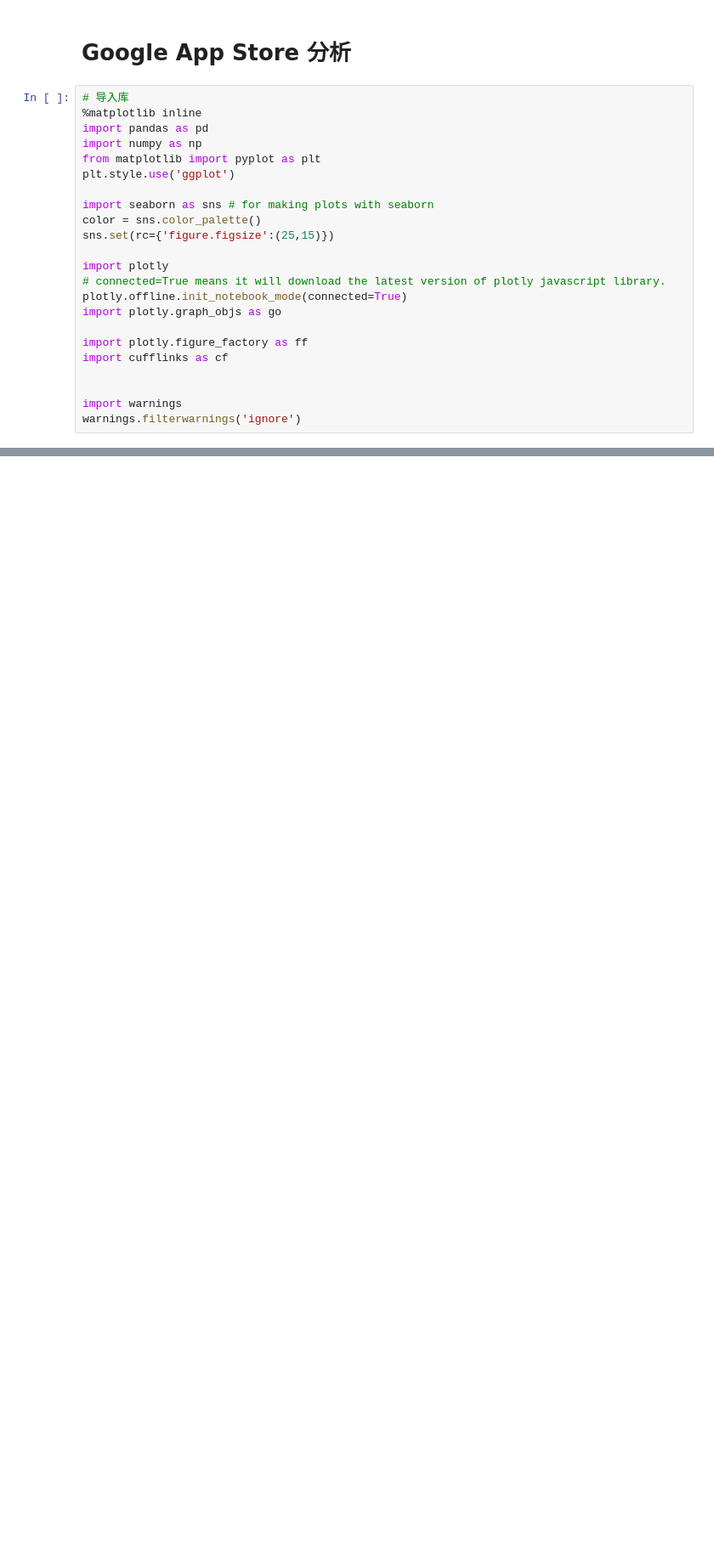
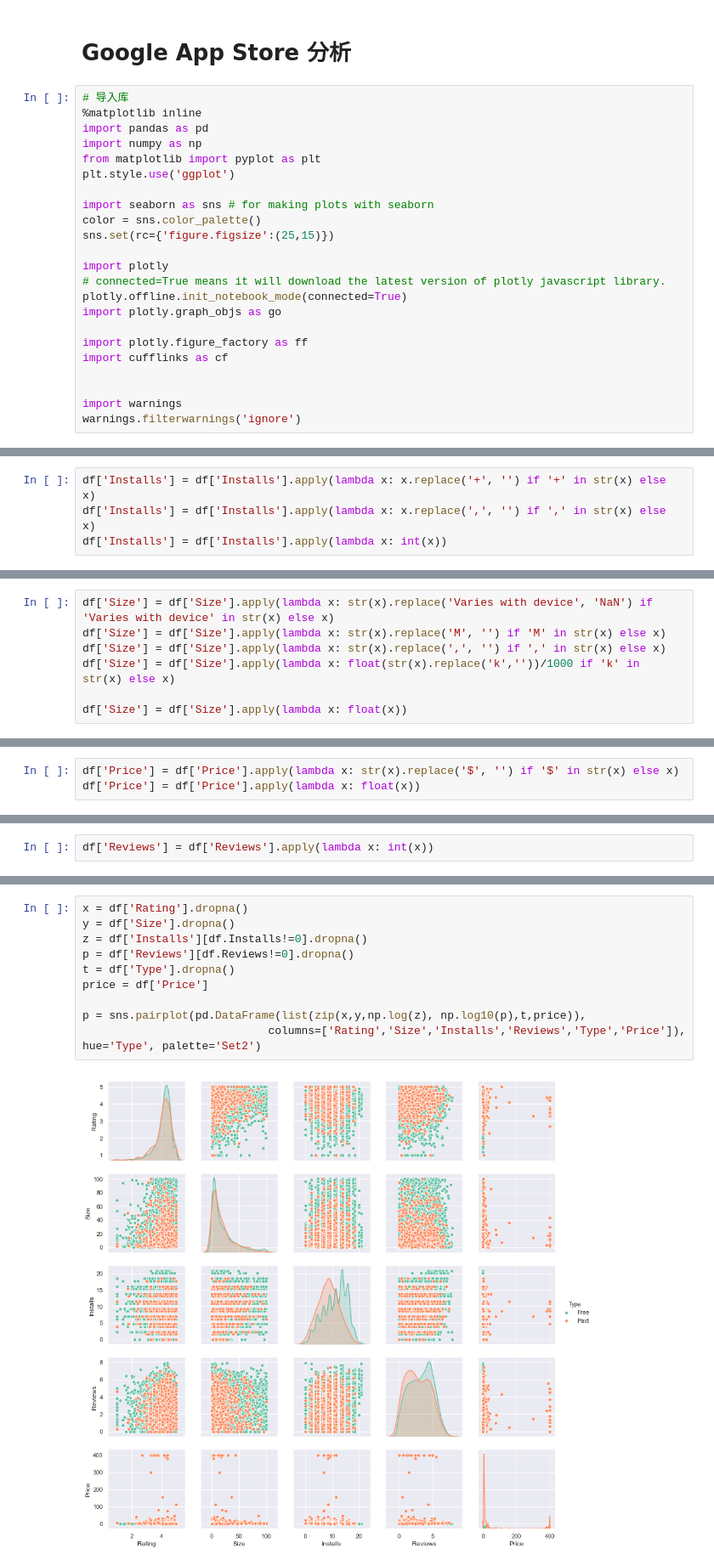
Before and after one commit to dremofly/Google-App-Store, a Jupyter notebook: google.ipynb, the cells around one changed output, grey strips where cells are left out. Shown at 85% size. Drawn from its saved outputs; the diff is of its cells as text; blank space fills up the shorter version.

```diff
--- a/google.ipynb
+++ b/google.ipynb
@@ -25,0 +69,4 @@ warnings.filterwarnings('ignore')
+# %%
+df['Installs'] = df['Installs'].apply(lambda x: x.replace('+', '') if '+' in str(x) else x)
+df['Installs'] = df['Installs'].apply(lambda x: x.replace(',', '') if ',' in str(x) else x)
+df['Installs'] = df['Installs'].apply(lambda x: int(x))
@@ -25,0 +103,7 @@ warnings.filterwarnings('ignore')
+# %%
+df['Size'] = df['Size'].apply(lambda x: str(x).replace('Varies with device', 'NaN') if 'Varies with device' in str(x) else x)
+df['Size'] = df['Size'].apply(lambda x: str(x).replace('M', '') if 'M' in str(x) else x)
+df['Size'] = df['Size'].apply(lambda x: str(x).replace(',', '') if ',' in str(x) else x)
+df['Size'] = df['Size'].apply(lambda x: float(str(x).replace('k',''))/1000 if 'k' in str(x) else x)
+
+df['Size'] = df['Size'].apply(lambda x: float(x))
@@ -25,0 +136,3 @@ warnings.filterwarnings('ignore')
+# %%
+df['Price'] = df['Price'].apply(lambda x: str(x).replace('$', '') if '$' in str(x) else x)
+df['Price'] = df['Price'].apply(lambda x: float(x))
@@ -25,0 +170,2 @@ warnings.filterwarnings('ignore')
+# %%
+df['Reviews'] = df['Reviews'].apply(lambda x: int(x))
@@ -25,0 +190,12 @@ warnings.filterwarnings('ignore')
+# %%
+x = df['Rating'].dropna()
+y = df['Size'].dropna()
+z = df['Installs'][df.Installs!=0].dropna()
+p = df['Reviews'][df.Reviews!=0].dropna()
+t = df['Type'].dropna()
+price = df['Price']
+
+p = sns.pairplot(pd.DataFrame(list(zip(x,y,np.log(z), np.log10(p),t,price)),
+                            columns=['Rating','Size','Installs','Reviews','Type','Price']), hue='Type', palette='Set2')
+# %% [output]
+[figure, added]
```
Also changed, not shown: parts of 86 cells of this notebook, 2 other files.
